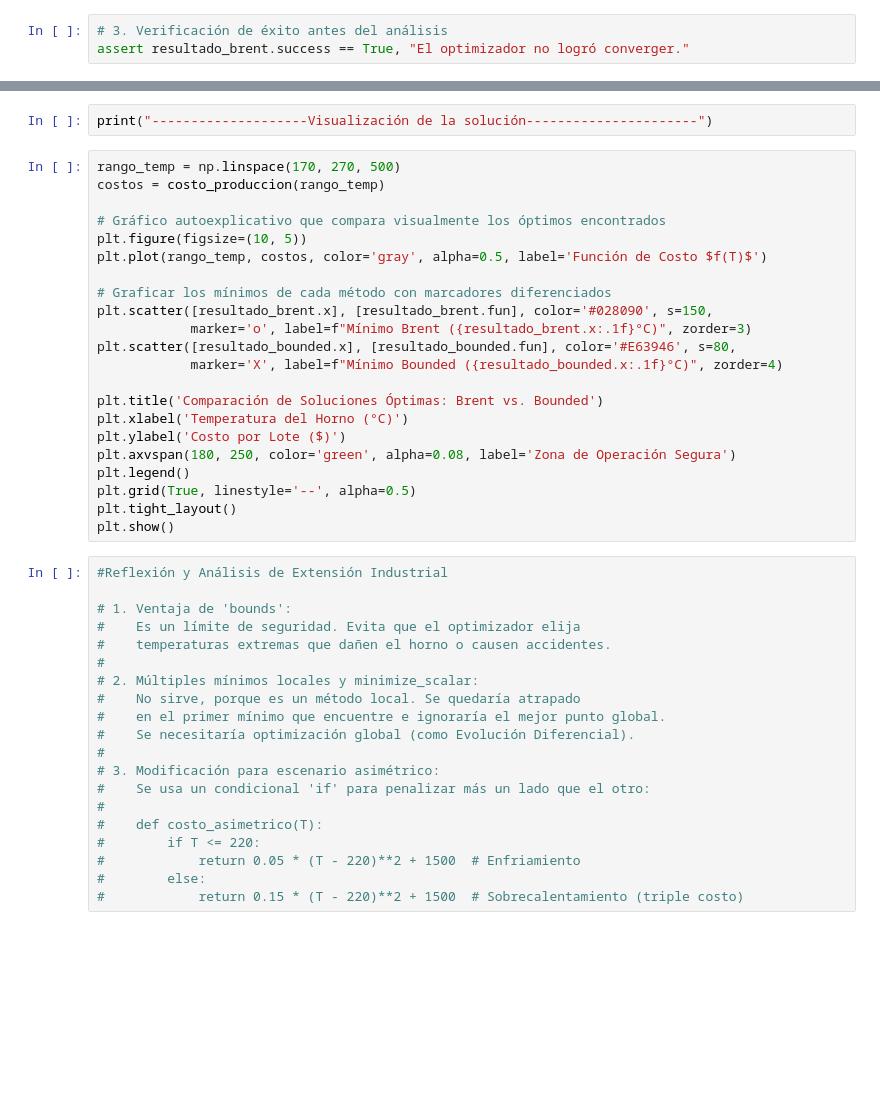
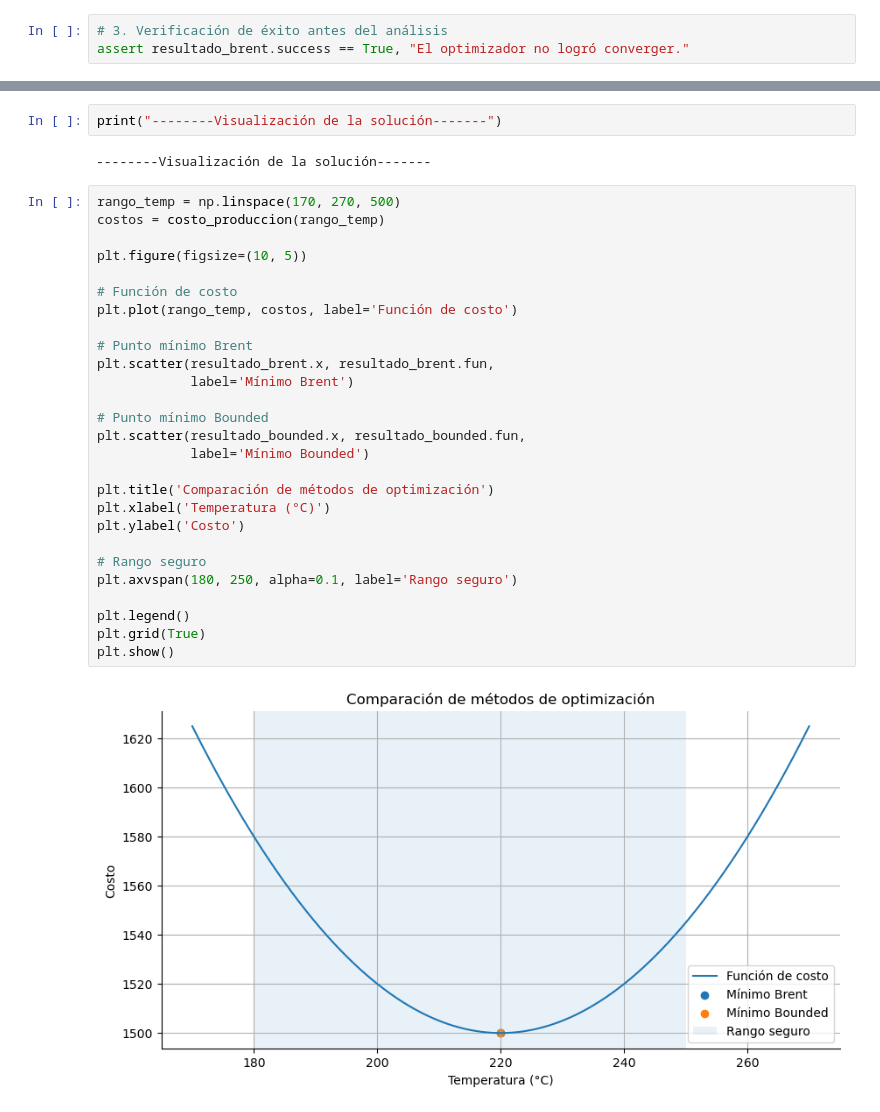
Before and after one commit to Gastoni2004/Guia_Lab10Optimizacion, a Jupyter notebook: Garrido_Gastón_ Lab10.ipynb.ipynb, the cells around one changed output, grey strips where cells are left out. Saved outputs shown, nothing was run; the diff lists cells and outputs as text; blank space fills up the shorter version.

```diff
--- a/Garrido_Gastón_ Lab10.ipynb.ipynb
+++ b/Garrido_Gastón_ Lab10.ipynb.ipynb
@@ -204,44 +302,33 @@ print(comparacion.to_string(index=False))
-# %%
-print("--------------------Visualización de la solución----------------------")
+# %%
+print("--------Visualización de la solución-------")
+# %% [output]
+--------Visualización de la solución-------
 # %%
 rango_temp = np.linspace(170, 270, 500)
 costos = costo_produccion(rango_temp)
 
-# Gráfico autoexplicativo que compara visualmente los óptimos encontrados
 plt.figure(figsize=(10, 5))
-plt.plot(rango_temp, costos, color='gray', alpha=0.5, label='Función de Costo $f(T)$')
 
-# Graficar los mínimos de cada método con marcadores diferenciados
-plt.scatter([resultado_brent.x], [resultado_brent.fun], color='#028090', s=150,
-            marker='o', label=f"Mínimo Brent ({resultado_brent.x:.1f}°C)", zorder=3)
-plt.scatter([resultado_bounded.x], [resultado_bounded.fun], color='#E63946', s=80,
-            marker='X', label=f"Mínimo Bounded ({resultado_bounded.x:.1f}°C)", zorder=4)
+# Función de costo
+plt.plot(rango_temp, costos, label='Función de costo')
 
-plt.title('Comparación de Soluciones Óptimas: Brent vs. Bounded')
-plt.xlabel('Temperatura del Horno (°C)')
-plt.ylabel('Costo por Lote ($)')
-plt.axvspan(180, 250, color='green', alpha=0.08, label='Zona de Operación Segura')
+# Punto mínimo Brent
+plt.scatter(resultado_brent.x, resultado_brent.fun,
+            label='Mínimo Brent')
+
+# Punto mínimo Bounded
+plt.scatter(resultado_bounded.x, resultado_bounded.fun,
+            label='Mínimo Bounded')
+
+plt.title('Comparación de métodos de optimización')
+plt.xlabel('Temperatura (°C)')
+plt.ylabel('Costo')
+
+# Rango seguro
+plt.axvspan(180, 250, alpha=0.1, label='Rango seguro')
+
 plt.legend()
-plt.grid(True, linestyle='--', alpha=0.5)
-plt.tight_layout()
+plt.grid(True)
 plt.show()
+# %% [output]
+[figure, added]
-# %%
-#Reflexión y Análisis de Extensión Industrial
-
-# 1. Ventaja de 'bounds':
-#    Es un límite de seguridad. Evita que el optimizador elija
-#    temperaturas extremas que dañen el horno o causen accidentes.
-#
-# 2. Múltiples mínimos locales y minimize_scalar:
-#    No sirve, porque es un método local. Se quedaría atrapado
-#    en el primer mínimo que encuentre e ignoraría el mejor punto global.
-#    Se necesitaría optimización global (como Evolución Diferencial).
-#
-# 3. Modificación para escenario asimétrico:
-#    Se usa un condicional 'if' para penalizar más un lado que el otro:
-#
-#    def costo_asimetrico(T):
-#        if T <= 220:
-#            return 0.05 * (T - 220)**2 + 1500  # Enfriamiento
-#        else:
-#            return 0.15 * (T - 220)**2 + 1500  # Sobrecalentamiento (triple costo)
```
Also changed, not shown: parts of 27 cells of this notebook.
